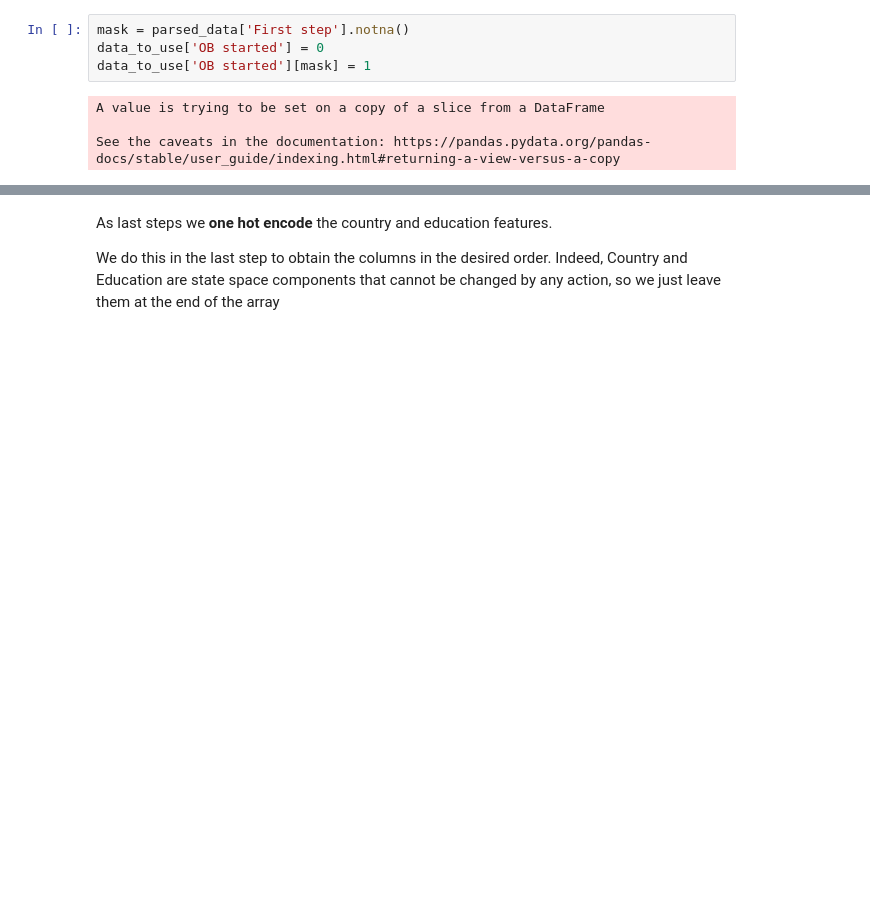
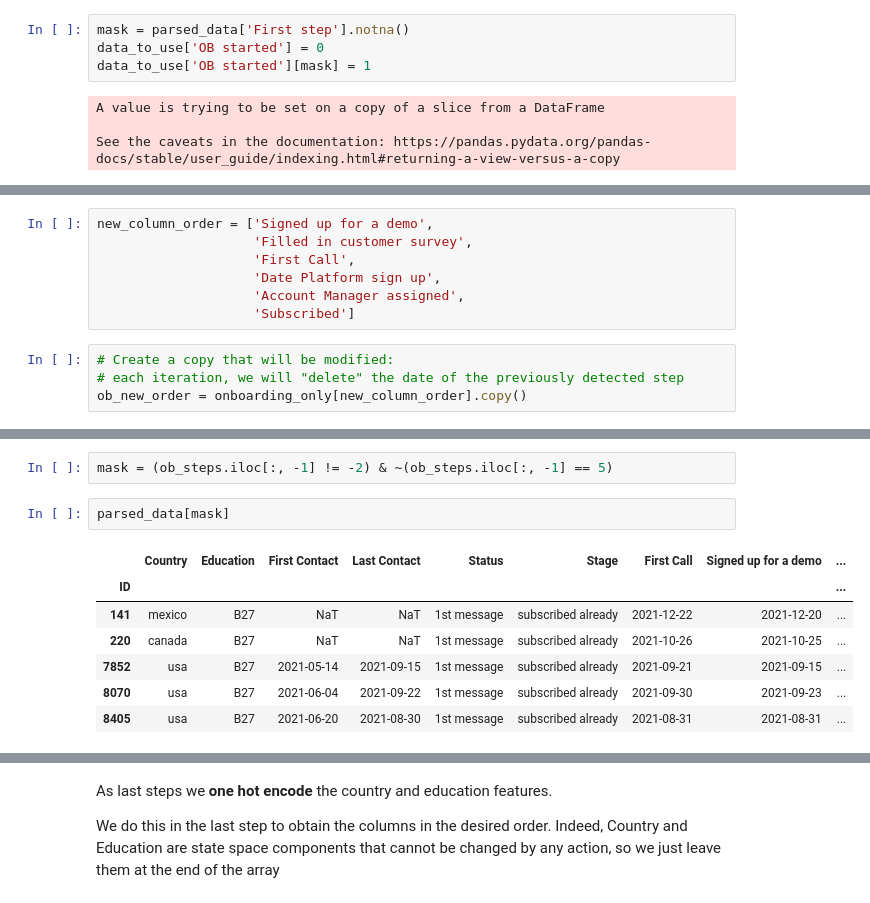
Before and after one commit to Ilvecho/Sales-Reinforcer, a Jupyter notebook: Project_7.ipynb, the cells around one changed output, grey strips where cells are left out. Saved outputs shown, nothing was run; the diff lists cells and outputs as text; blank space fills up the shorter version.

Commit message:
Modified the state space to its final version

```diff
--- a/Project_7.ipynb
+++ b/Project_7.ipynb
@@ -1145,0 +1144,11 @@ See the caveats in the documentation: https://pandas.pydata.org/pandas-docs/stab
+# %%
+new_column_order = ['Signed up for a demo',
+                    'Filled in customer survey',
+                    'First Call',
+                    'Date Platform sign up',
+                    'Account Manager assigned',
+                    'Subscribed']
+# %%
+# Create a copy that will be modified:
+# each iteration, we will "delete" the date of the previously detected step
+ob_new_order = onboarding_only[new_column_order].copy()
@@ -1145,0 +1170,12 @@ See the caveats in the documentation: https://pandas.pydata.org/pandas-docs/stab
+# %%
+mask = (ob_steps.iloc[:, -1] != -2) & ~(ob_steps.iloc[:, -1] == 5)
+# %%
+parsed_data[mask]
+# %% [output]
+|  | Country | Education | First Contact | Last Contact | Status | Stage | First Call | Signed up for a demo | ... |
+| ID |  |  |  |  |  |  |  |  | ... |
+| 141 | mexico | B27 | NaT | NaT | 1st message | subscribed already | 2021-12-22 | 2021-12-20 | ... |
+| 220 | canada | B27 | NaT | NaT | 1st message | subscribed already | 2021-10-26 | 2021-10-25 | ... |
+| 7852 | usa | B27 | 2021-05-14 | 2021-09-15 | 1st message | subscribed already | 2021-09-21 | 2021-09-15 | ... |
+| 8070 | usa | B27 | 2021-06-04 | 2021-09-22 | 1st message | subscribed already | 2021-09-30 | 2021-09-23 | ... |
+| 8405 | usa | B27 | 2021-06-20 | 2021-08-30 | 1st message | subscribed already | 2021-08-31 | 2021-08-31 | ... |
```
Also changed, not shown: parts of 51 cells of this notebook.
